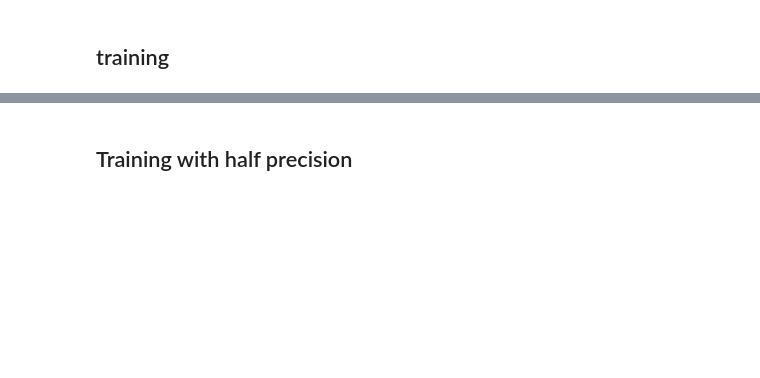
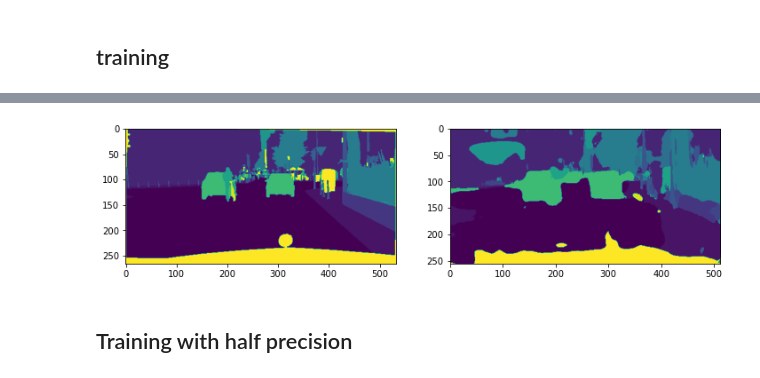
Before and after one commit to parrt/fundamentals-of-deep-learning, a Jupyter notebook: notebooks/11.Image-segmentation.ipynb, the cells around one changed output, grey strips where cells are left out. Saved outputs shown, nothing was run; the diff lists cells and outputs as text; code cells hidden in the pictures; blank space fills up the shorter version.

```diff
--- a/notebooks/11.Image-segmentation.ipynb
+++ b/notebooks/11.Image-segmentation.ipynb
@@ -472,3 +516,7 @@ train loss: 0.657 val loss: 0.710
+# %%
+plot_two_imgs(mask[:,:,0], pred[0].cpu().numpy())
+# %% [output]
+[figure, added]
 # %% [markdown]
 ## Training with half precision
 # %%
```
Also changed, not shown: parts of 34 cells of this notebook.
